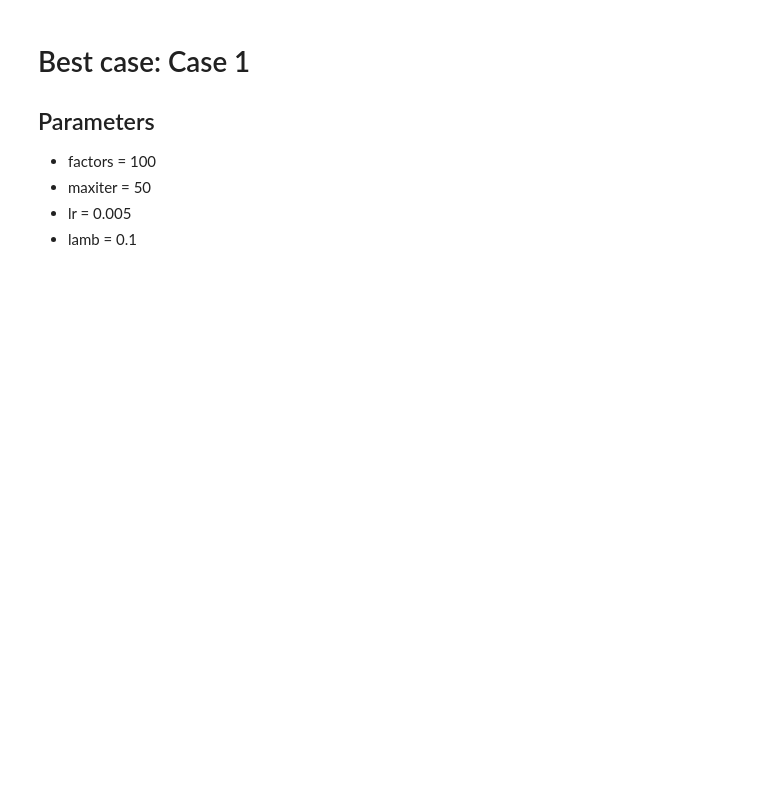
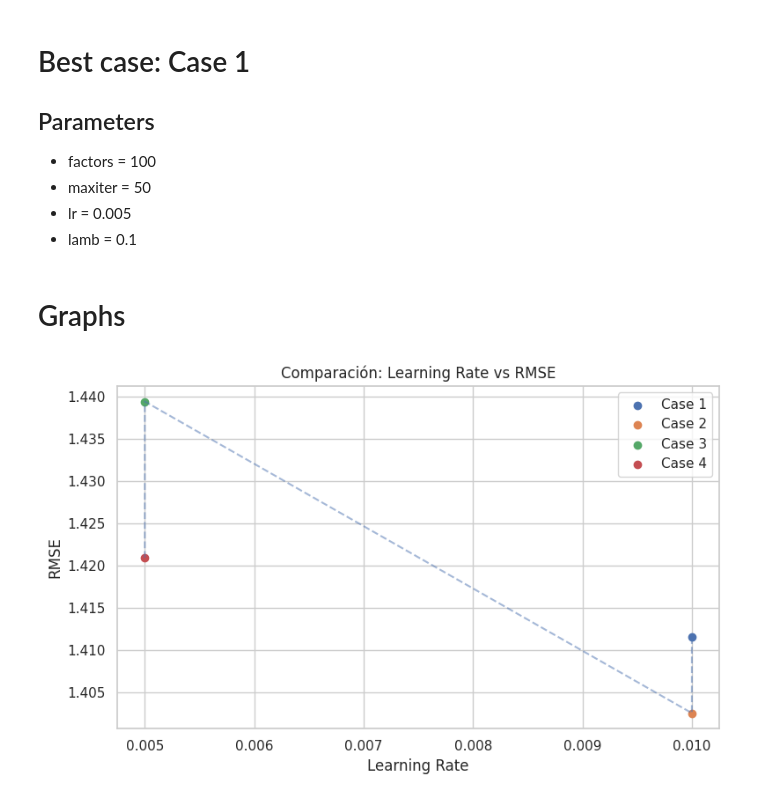
Before and after one commit to roahoki/anime-recommendation, a Jupyter notebook: funkSVD.ipynb, the cells around one changed output. Cells and saved outputs as stored; diff of their text form; code cells hidden in the pictures; blank space fills up the shorter version.

Commit message:
feat: graphs added

```diff
--- a/funkSVD.ipynb
+++ b/funkSVD.ipynb
@@ -463,3 +469,28 @@ Novelty: 6.7662
 - maxiter = 50
 - lr = 0.005
 - lamb = 0.1
+# %% [markdown]
+# Graphs
+# %%
+# Results
+
+learning_rates_plot = [0.01, 0.01, 0.005, 0.005]
+rmse_plot = [1.4115, 1.4025, 1.4394, 1.4209]
+labels = ['Case 1', 'Case 2', 'Case 3', 'Case 4']
+
+# Plot
+plt.figure(figsize=(8, 5))
+for i in range(len(labels)):
+    plt.scatter(learning_rates_plot[i], rmse_plot[i], label=labels[i])
+
+plt.plot(learning_rates_plot, rmse_plot, linestyle='--', alpha=0.5)
+
+plt.title('Comparación: Learning Rate vs RMSE')
+plt.xlabel('Learning Rate')
+plt.ylabel('RMSE')
+plt.legend()
+plt.grid(True)
+plt.tight_layout()
+plt.show()
+# %% [output]
+[figure, added]
```
Also changed, not shown: parts of 15 cells of this notebook.
